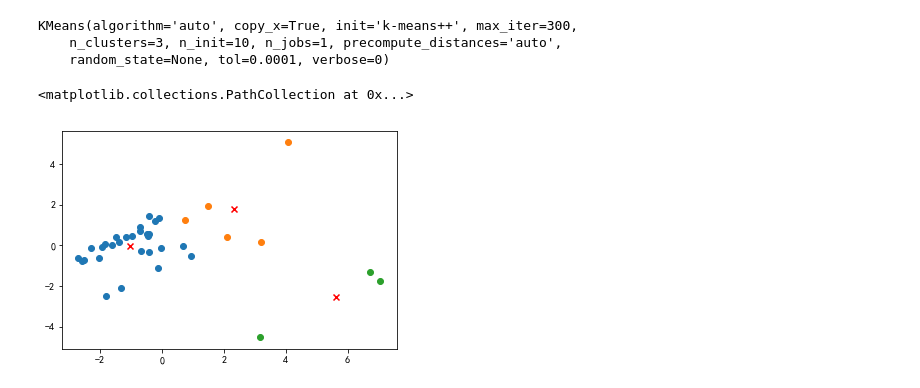
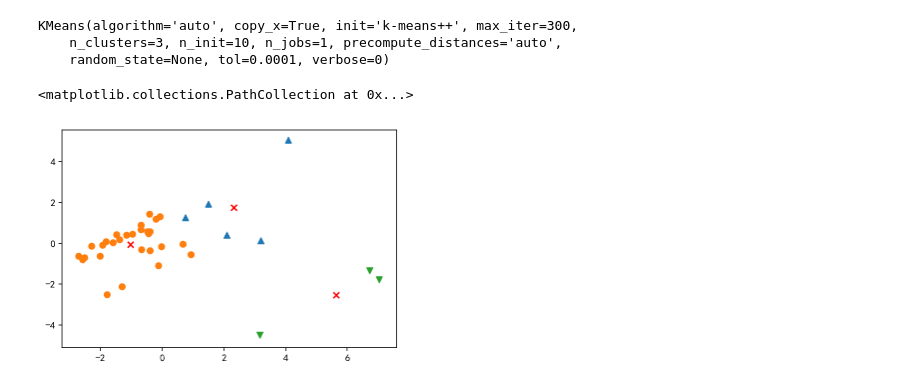
Before and after one commit to Jedan010/data-mining, a Jupyter notebook: 7.聚类分析.ipynb, the cells around one changed output. Saved outputs shown, nothing was run; the diff lists cells and outputs as text; code cells hidden in the pictures.

```diff
--- a/7.聚类分析.ipynb
+++ b/7.聚类分析.ipynb
@@ -181,9 +181,10 @@ KMeans(algorithm='auto', copy_x=True, init='k-means++', max_iter=300,
     random_state=None, tol=0.0001, verbose=0)
 # %%
 y = kmeans.labels_
-for i in np.unique(y):
-    plt.scatter(X[y==i, 0], X[y==i, 1])
+markers = ['^', 'o', 'v', 's', 'd']
+for i,marker in zip(np.unique(y), markers):
+    plt.scatter(X[y==i, 0], X[y==i, 1], marker=marker)
 plt.scatter(kmeans.cluster_centers_[:,0], kmeans.cluster_centers_[:,1], marker='x', c='r')
 # %% [output]
 <matplotlib.collections.PathCollection at 0x...>
-[figure, old version]
+[figure, new version]
```
Also changed, not shown: parts of 3 cells of this notebook, 1 other file.
